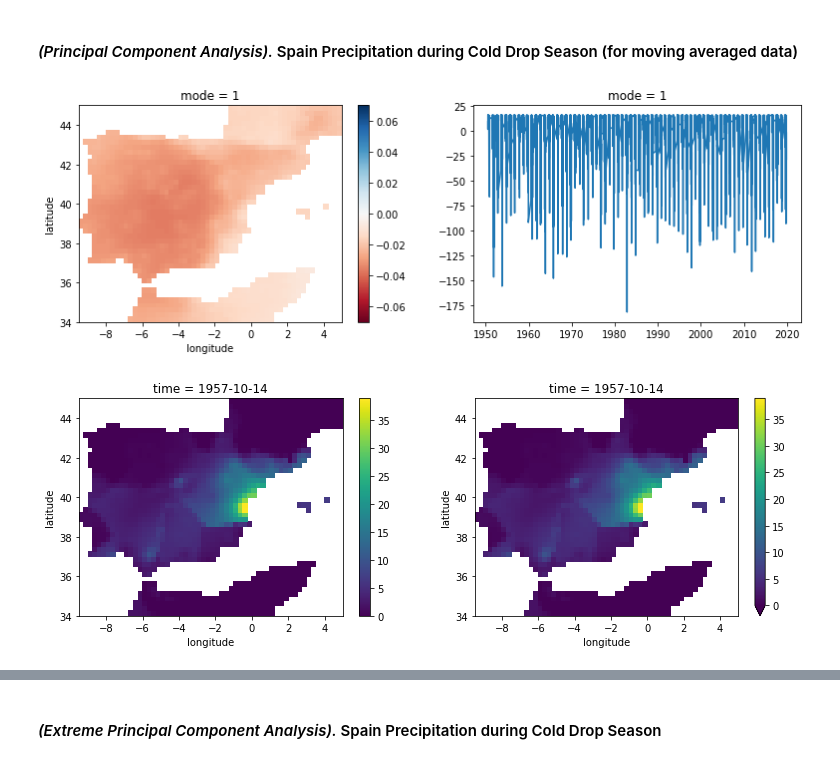
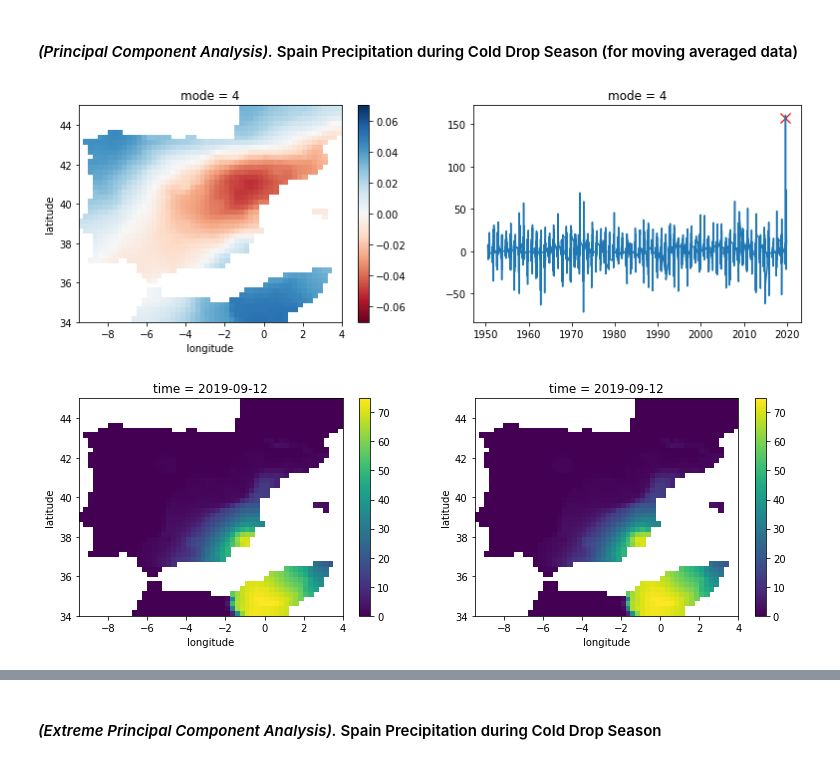
Before and after one commit to mdondv/xpca, a Jupyter notebook: code/xpca.ipynb, the cells around one changed output, grey strips where cells are left out. Cells and saved outputs as stored; diff of their text form; code cells hidden in the pictures.

```diff
--- a/code/xpca.ipynb
+++ b/code/xpca.ipynb
@@ -27,7 +27,7 @@ class PCA:
         return self.X_projected[:, 0:n_X]
 
     def reconstructed(self, n_X):
-        return np.dot(self.X_projected[:, 0:n_X], self.X_eofs[:, 0:n_X].T) * self.sigma[0:n_X] + self.mu[0:n_X]
+        return np.dot(self.X_projected[:, 0:n_X], (self.X_eofs[:, 0:n_X]).T) * self.sigma + self.mu
 
     def explained_var(self):
         return self.eigen_values / np.sum(self.eigen_values)
@@ -502,15 +520,16 @@ da = da.unstack().sortby(['longitude', 'latitude'])
 # %%
 fig = plt.figure(figsize=(13, 4))
 ax1 = fig.add_subplot(121)
 ax2 = fig.add_subplot(122)
 
-mode = 1
+mode = 4
 da.sel(mode=mode, latitude=slice(25, 73), longitude=slice(-30, 45)).plot(ax=ax1, cmap='RdBu', vmin=-0.07, vmax=0.07)
-ax2.plot(dana_date, spain_dana_ma_projected[:, mode - 1])
+ax2.scatter(dana_date[10630], spain_dana_ma_projected[10630, mode - 1], s=100, lw=1.2, c='red', marker='x')
+ax2.plot(dana_date, spain_dana_ma_projected[:, mode-1])
 ax2.set_title('mode = {:}'.format(mode))
 plt.show()
 # %% [output]
-[figure, old version]
+[figure, new version]
 # %%
 xdana_ma = xr.DataArray(spain_dana_ave, dims=['time', 'x'], coords={'time': dana_date, 'x': spain_prcp.coords['x']}).unstack()
 
@@ -521,8 +540,8 @@ fig = plt.figure(figsize=(13, 4))
 ax1 = fig.add_subplot(121)
 ax2 = fig.add_subplot(122)
 
-xdana_ma.sel(time='1957-10-14').sortby(['latitude', 'longitude']).plot(ax=ax1) # original data
-xrec_alldays.sel(time='1957-10-14').sortby(['latitude', 'longitude']).plot(ax=ax2, vmin=0) # reconstruction of original data
+xdana_ma.sel(time='2019-09-12').sortby(['latitude', 'longitude']).plot(ax=ax1) # original data
+xrec_alldays.sel(time='2019-09-12').sortby(['latitude', 'longitude']).plot(ax=ax2, vmin=0, extend='neither') # reconstruction of original data
 plt.show()
 # %% [output]
-[figure, old version]
+[figure, new version]
```
Also changed, not shown: parts of 60 cells of this notebook, 30 other files.
